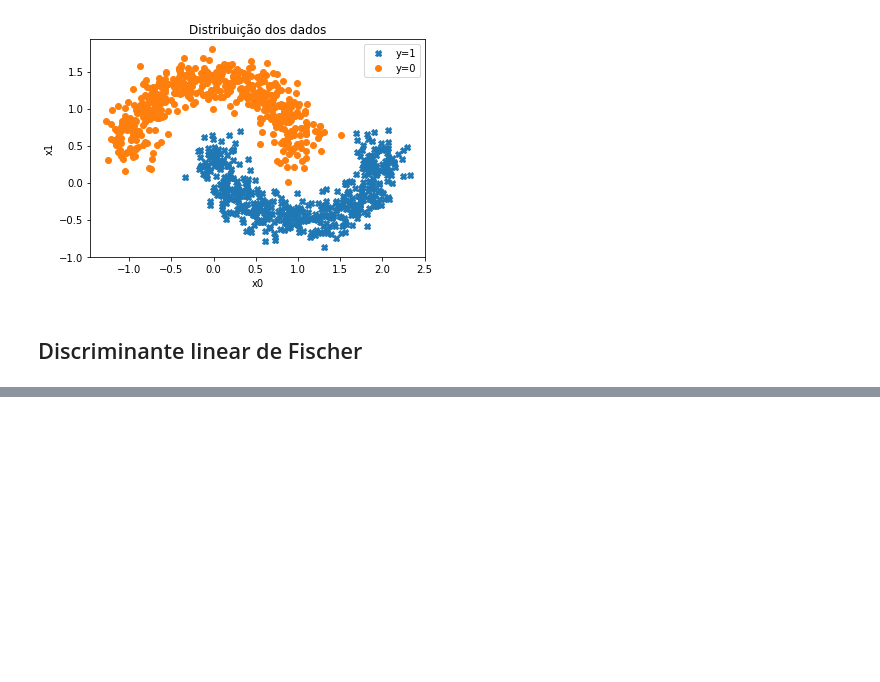
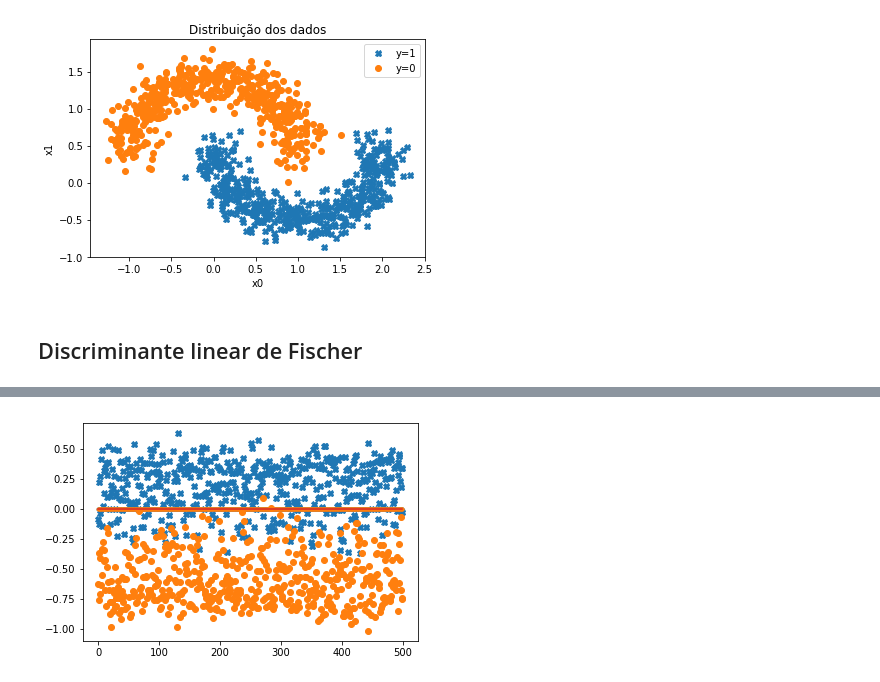
Before and after one commit to RafaelGoncalves8/machine-learning, a Jupyter notebook: 2-linear-classification/deliver/EFC2 - Linear classificartion.ipynb, the cells around one changed output, grey strips where cells are left out. Drawn from its saved outputs; the diff is of its cells as text; code cells hidden in the pictures; blank space fills up the shorter version.

```diff
--- a/2-linear-classification/deliver/EFC2 - Linear classificartion.ipynb
+++ b/2-linear-classification/deliver/EFC2 - Linear classificartion.ipynb
@@ -63,0 +100,10 @@ plt.show()
+# %%
+proj = lambda X, W: np.dot(X, W[1:])
+# %%
+out = proj(X, w)
+plt.stem(out[mask1], linefmt='C0.', markerfmt='C0X')
+plt.stem(out[mask2], linefmt='C1.', markerfmt='C1o')
+plt.savefig(os.path.join(image_dir, 'stem_proj.png'), bbox_inches='tight')
+plt.show()
+# %% [output]
+[figure, added]
```
Also changed, not shown: parts of 10 cells of this notebook, 3 other files.
